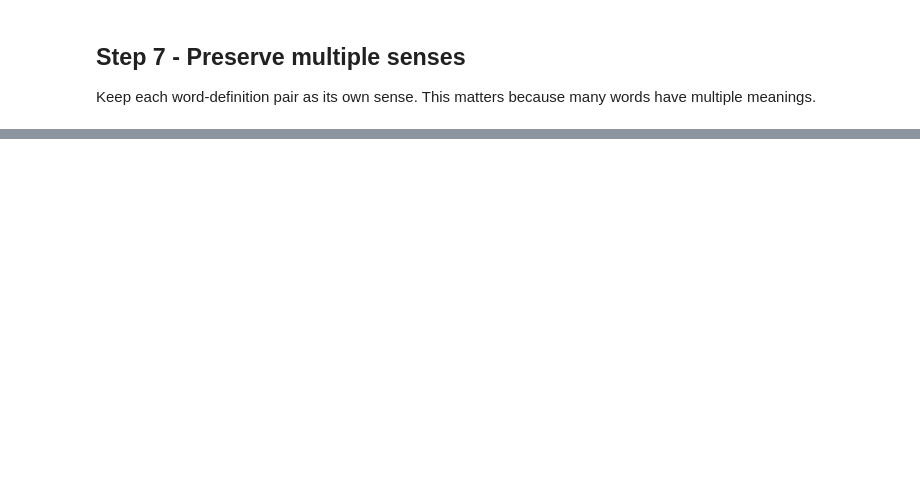
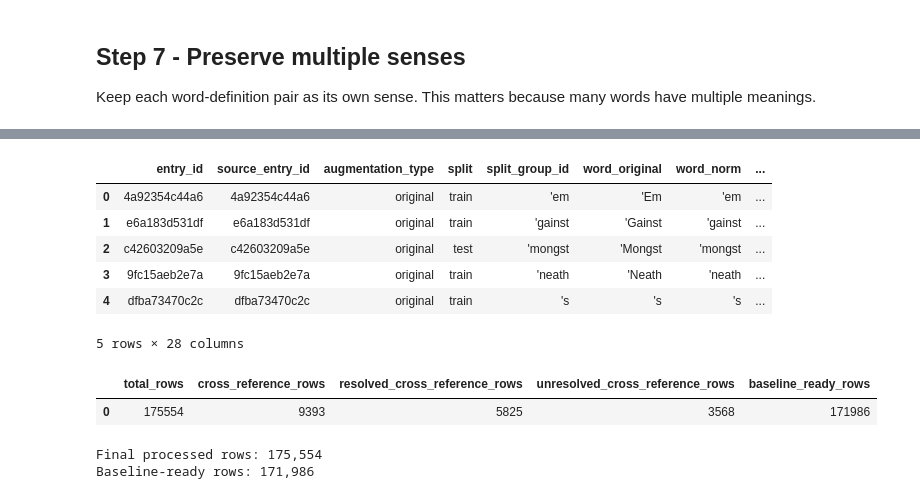
Before and after one commit to DivProC/MLCapstone_ReverseDict, a Jupyter notebook: notebooks/02_preprocessing_OPTED.ipynb, the cells around one changed output, grey strips where cells are left out. Saved outputs shown, nothing was run; the diff lists cells and outputs as text; code cells hidden in the pictures; blank space fills up the shorter version.

```diff
--- a/notebooks/02_preprocessing_OPTED.ipynb
+++ b/notebooks/02_preprocessing_OPTED.ipynb
@@ -235,0 +622,80 @@ print(f"Final processed rows: {len(processed_df):,}")
+# %%
+df["source_entry_id"] = df["entry_id"]
+df["augmentation_type"] = "original"
+
+processed_columns = [
+    "entry_id",
+    "source_entry_id",
+    "augmentation_type",
+    "split",
+    "split_group_id",
+    "word_original",
+    "word_norm",
+    "sense_number",
+    "definition_original",
+    "definition_before_cross_reference_resolution",
+    "definition_norm",
+    "definition_basic_clean",
+    "definition_no_stopwords",
+    "definition_model_input",
+    "definition_no_stopwords_model_input",
+    "is_cross_reference_definition",
+    "is_resolved_cross_reference",
+    "is_unresolved_cross_reference",
+    "cross_reference_target_word",
+    "cross_reference_target_entry_id",
+    "cross_reference_resolution_status",
+    "cross_reference_pos_score",
+    "definition_word_count",
+    "clean_definition_word_count",
+    "is_short_definition",
+    "is_long_definition",
+    "count_original",
+    "pos_original",
+]
+
+processed_df = df[processed_columns].copy()
+baseline_ready_df = processed_df[
+    ~processed_df["is_unresolved_cross_reference"]
+].reset_index(drop=True)
+
+cross_reference_summary = pd.DataFrame(
+    [
+        {
+            "total_rows": len(processed_df),
+            "cross_reference_rows": int(processed_df["is_cross_reference_definition"].sum()),
+            "resolved_cross_reference_rows": int(processed_df["is_resolved_cross_reference"].sum()),
+            "unresolved_cross_reference_rows": int(processed_df["is_unresolved_cross_reference"].sum()),
+            "baseline_ready_rows": len(baseline_ready_df),
+        }
+    ]
+)
+
+split_summary = (
+    baseline_ready_df.groupby("split")
+    .agg(
+        rows=("entry_id", "size"),
+        unique_words=("word_norm", "nunique"),
+        split_groups=("split_group_id", "nunique"),
+        avg_definition_words=("definition_word_count", "mean"),
+    )
+    .round(2)
+    .reset_index()
+)
+
+display(processed_df.head())
+display(cross_reference_summary)
+print(f"Final processed rows: {len(processed_df):,}")
+print(f"Baseline-ready rows: {len(baseline_ready_df):,}")
+# %% [output]
+|  | entry_id | source_entry_id | augmentation_type | split | split_group_id | word_original | word_norm | ... |
+| 0 | 4a92354c44a6 | 4a92354c44a6 | original | train | 'em | 'Em | 'em | ... |
+| 1 | e6a183d531df | e6a183d531df | original | train | 'gainst | 'Gainst | 'gainst | ... |
+| 2 | c42603209a5e | c42603209a5e | original | test | 'mongst | 'Mongst | 'mongst | ... |
+| 3 | 9fc15aeb2e7a | 9fc15aeb2e7a | original | train | 'neath | 'Neath | 'neath | ... |
+| 4 | dfba73470c2c | dfba73470c2c | original | train | 's | 's | 's | ... |
+5 rows × 28 columns
+|  | total_rows | cross_reference_rows | resolved_cross_reference_rows | unresolved_cross_reference_rows | baseline_ready_rows |
+| 0 | 175554 | 9393 | 5825 | 3568 | 171986 |
+Final processed rows: 175,554
+Baseline-ready rows: 171,986
```
Also changed, not shown: parts of 26 cells of this notebook, 9 other files.
